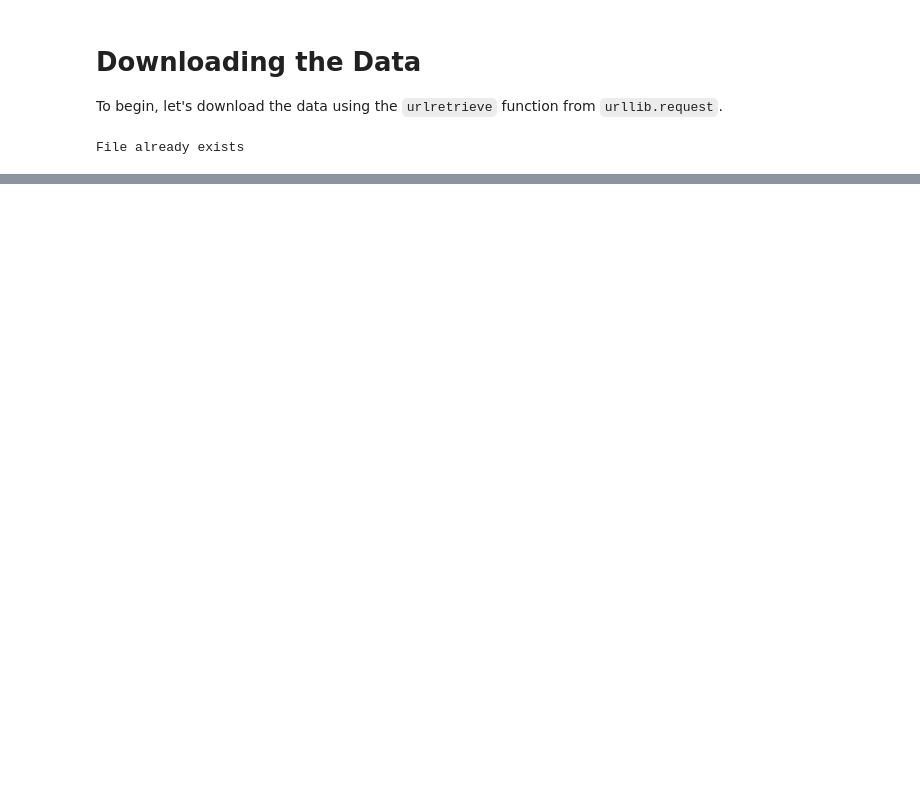
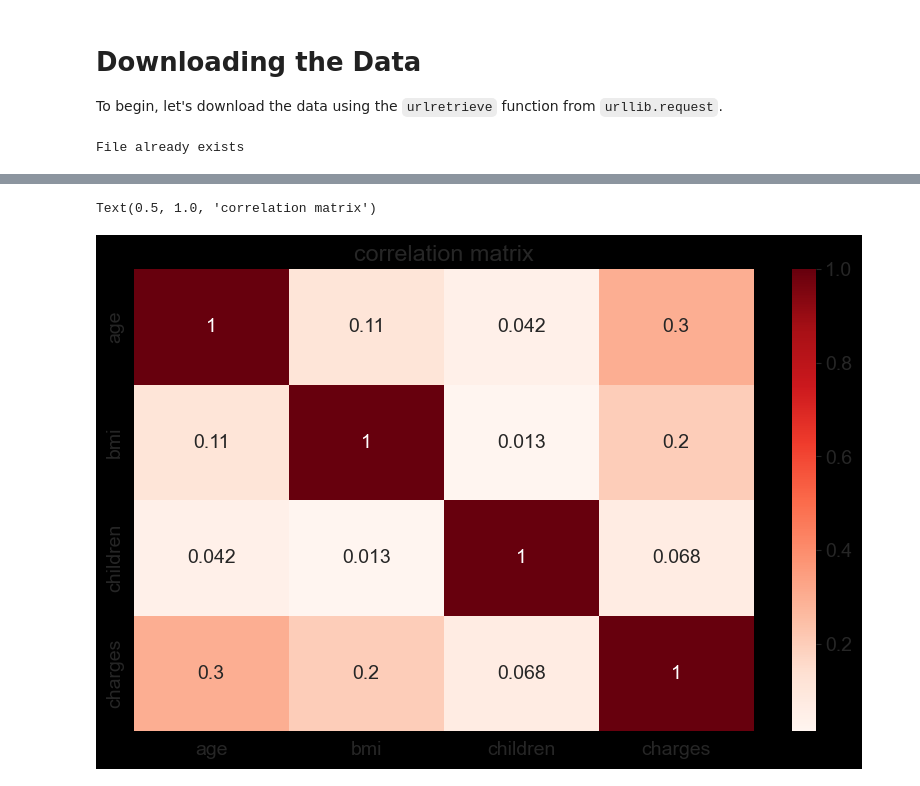
Before and after one commit to yermaka-a/scikit-learn-course, a Jupyter notebook: 1_medical_expenses.ipynb, the cells around one changed output, grey strips where cells are left out. Drawn from its saved outputs; the diff is of its cells as text; code cells hidden in the pictures; blank space fills up the shorter version.

```diff
--- a/1_medical_expenses.ipynb
+++ b/1_medical_expenses.ipynb
@@ -27,0 +219,4 @@ File already exists
+# %%
+import numpy as np
+medical_num_df = medical_df.select_dtypes(include=np.number)
+medical_num_df.corr()
@@ -27,0 +229,6 @@ File already exists
+# %%
+sns.heatmap(medical_num_df.corr(), cmap='Reds', annot=True)
+plt.title('correlation matrix')
+# %% [output]
+Text(0.5, 1.0, 'correlation matrix')
+[figure, added]
```
Also changed, not shown: parts of 59 cells of this notebook, 2 other files.
